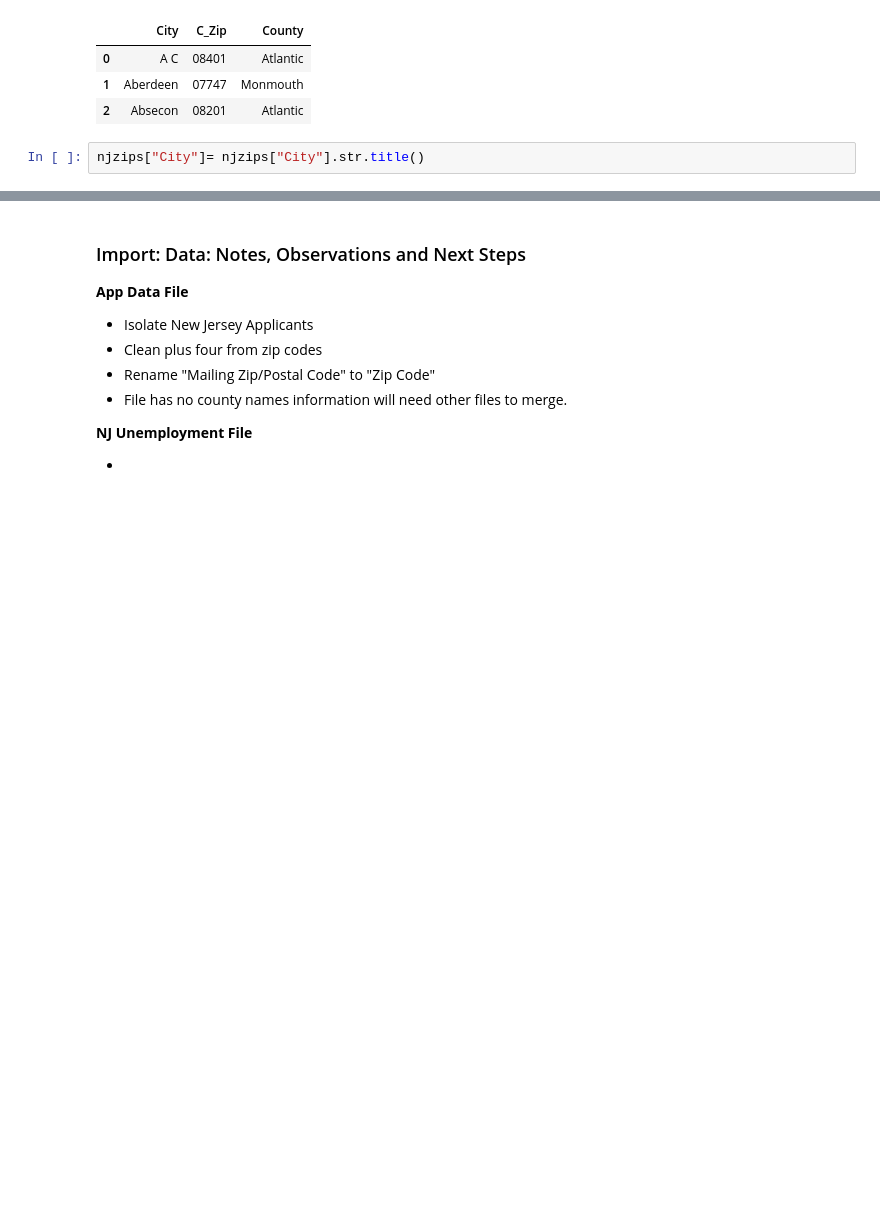
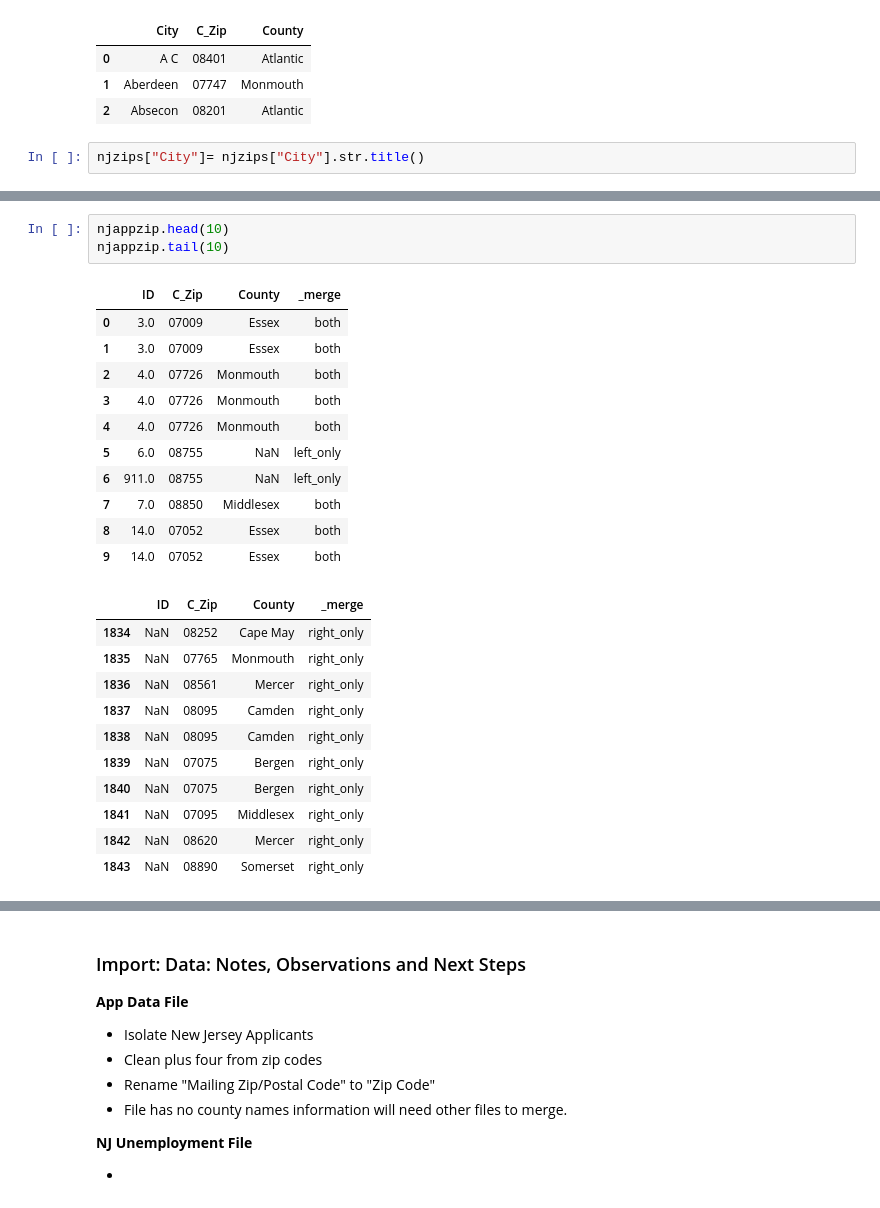
Before and after one commit to theaok/vis-sp23-ewattudo, a Jupyter notebook: ps2_pynb.ipynb, the cells around one changed output, grey strips where cells are left out. Drawn from its saved outputs; the diff is of its cells as text; blank space fills up the shorter version.

```diff
--- a/ps2_pynb.ipynb
+++ b/ps2_pynb.ipynb
@@ -506,0 +561,26 @@ njzips["City"]= njzips["City"].str.title()
+# %%
+njappzip.head(10)
+njappzip.tail(10)
+# %% [output]
+|  | ID | C_Zip | County | _merge |
+| 0 | 3.0 | 07009 | Essex | both |
+| 1 | 3.0 | 07009 | Essex | both |
+| 2 | 4.0 | 07726 | Monmouth | both |
+| 3 | 4.0 | 07726 | Monmouth | both |
+| 4 | 4.0 | 07726 | Monmouth | both |
+| 5 | 6.0 | 08755 | NaN | left_only |
+| 6 | 911.0 | 08755 | NaN | left_only |
+| 7 | 7.0 | 08850 | Middlesex | both |
+| 8 | 14.0 | 07052 | Essex | both |
+| 9 | 14.0 | 07052 | Essex | both |
+|  | ID | C_Zip | County | _merge |
+| 1834 | NaN | 08252 | Cape May | right_only |
+| 1835 | NaN | 07765 | Monmouth | right_only |
+| 1836 | NaN | 08561 | Mercer | right_only |
+| 1837 | NaN | 08095 | Camden | right_only |
+| 1838 | NaN | 08095 | Camden | right_only |
+| 1839 | NaN | 07075 | Bergen | right_only |
+| 1840 | NaN | 07075 | Bergen | right_only |
+| 1841 | NaN | 07095 | Middlesex | right_only |
+| 1842 | NaN | 08620 | Mercer | right_only |
+| 1843 | NaN | 08890 | Somerset | right_only |
```
Also changed, not shown: parts of 9 cells of this notebook.
